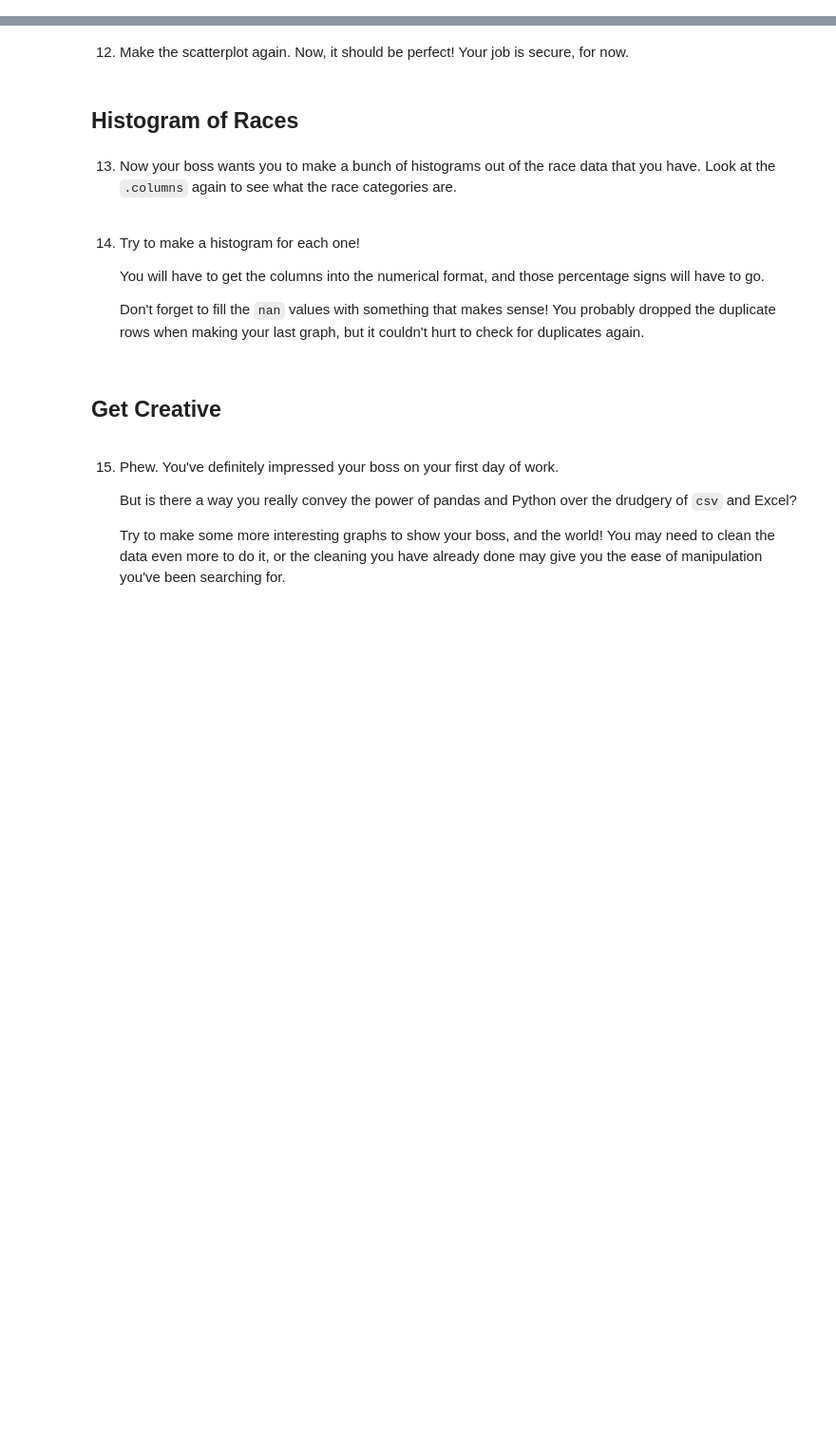
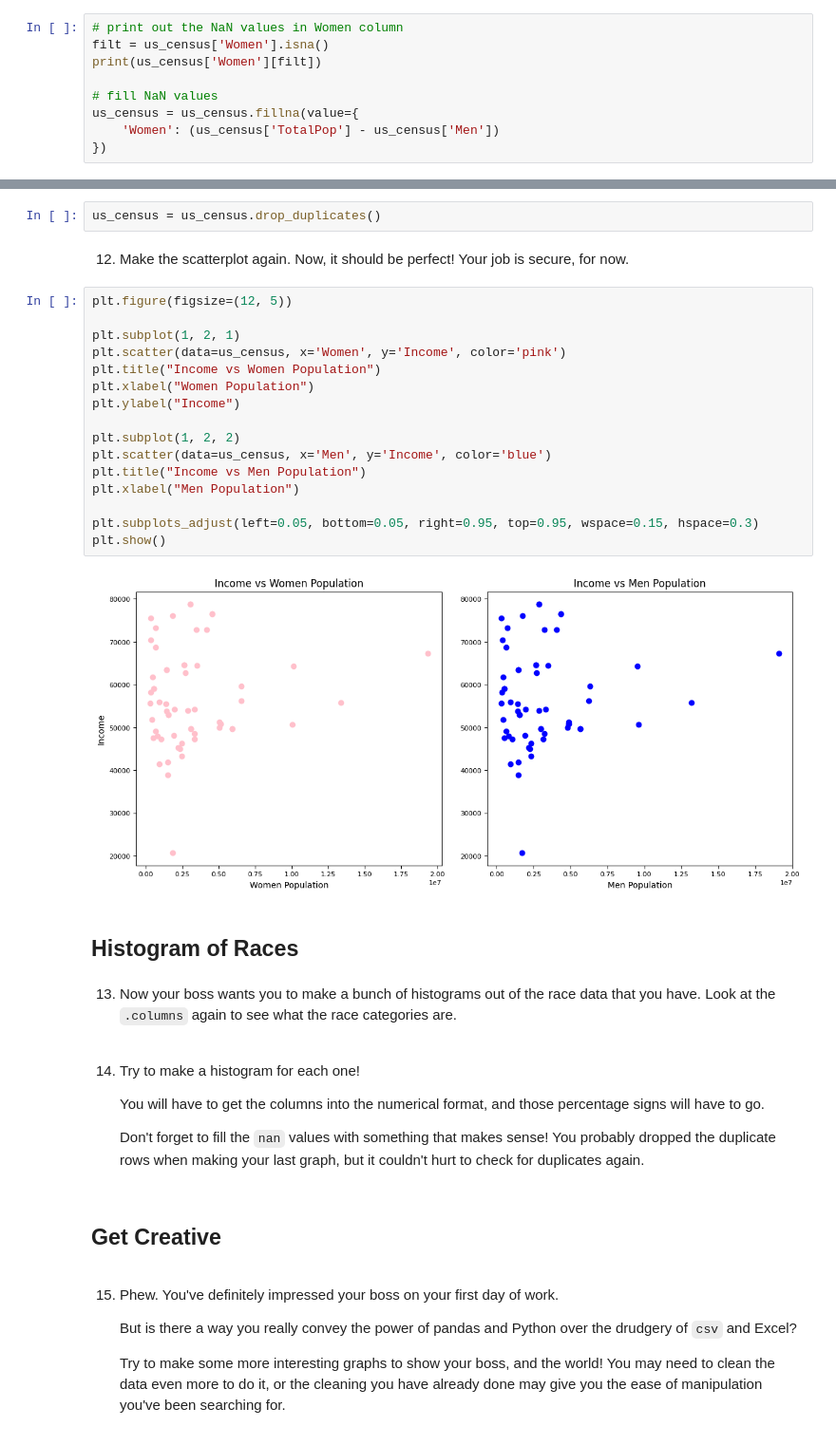
Before and after one commit to 7086600/cleaning_us_census_data_project, a Jupyter notebook: Cleaning US Census Data.ipynb, the cells around one changed output, grey strips where cells are left out. Shown: that part at 95% size. Cells and saved outputs as stored; diff of their text form; blank space fills up the shorter version.

Commit message:
fill NaN values; drop duplicates

```diff
--- a/Cleaning US Census Data.ipynb
+++ b/Cleaning US Census Data.ipynb
@@ -181,3 +181,12 @@ plt.show()
    You have the `TotalPop` per state, and you have the `Men` per state. As an estimate for the `nan` values in the `Women` column, you could use the `TotalPop` of that state minus the `Men` for that state.
 
    Print out the `Women` column after filling the `nan` values to see if it worked!
+# %%
+# print out the NaN values in Women column
+filt = us_census['Women'].isna()
+print(us_census['Women'][filt])
+
+# fill NaN values
+us_census = us_census.fillna(value={
+    'Women': (us_census['TotalPop'] - us_census['Men'])
+})
@@ -186,7 +217,27 @@ plt.show()
 # %% [markdown]
 11. Drop those duplicates using the `.drop_duplicates()` function.
+# %%
+us_census = us_census.drop_duplicates()
 # %% [markdown]
 12. Make the scatterplot again. Now, it should be perfect! Your job is secure, for now.
+# %%
+plt.figure(figsize=(12, 5))
+
+plt.subplot(1, 2, 1)
+plt.scatter(data=us_census, x='Women', y='Income', color='pink')
+plt.title("Income vs Women Population")
+plt.xlabel("Women Population")
+plt.ylabel("Income")
+
+plt.subplot(1, 2, 2)
+plt.scatter(data=us_census, x='Men', y='Income', color='blue')
+plt.title("Income vs Men Population")
+plt.xlabel("Men Population")
+
+plt.subplots_adjust(left=0.05, bottom=0.05, right=0.95, top=0.95, wspace=0.15, hspace=0.3)
+plt.show()
+# %% [output]
+[figure, added]
 # %% [markdown]
 ## Histogram of Races
 # %% [markdown]
```
Also changed, not shown: parts of 3 cells of this notebook.
